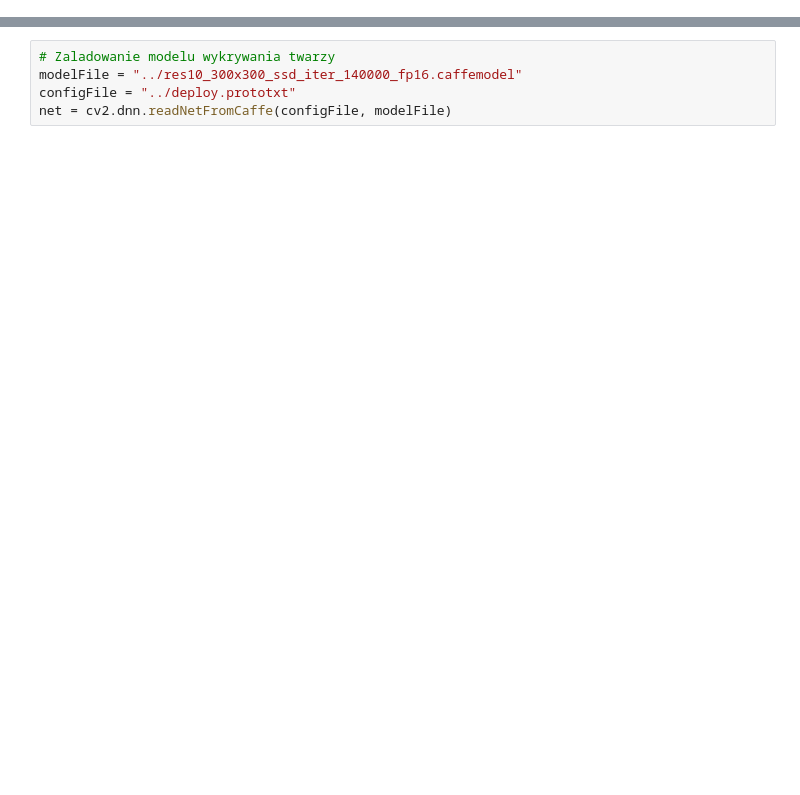
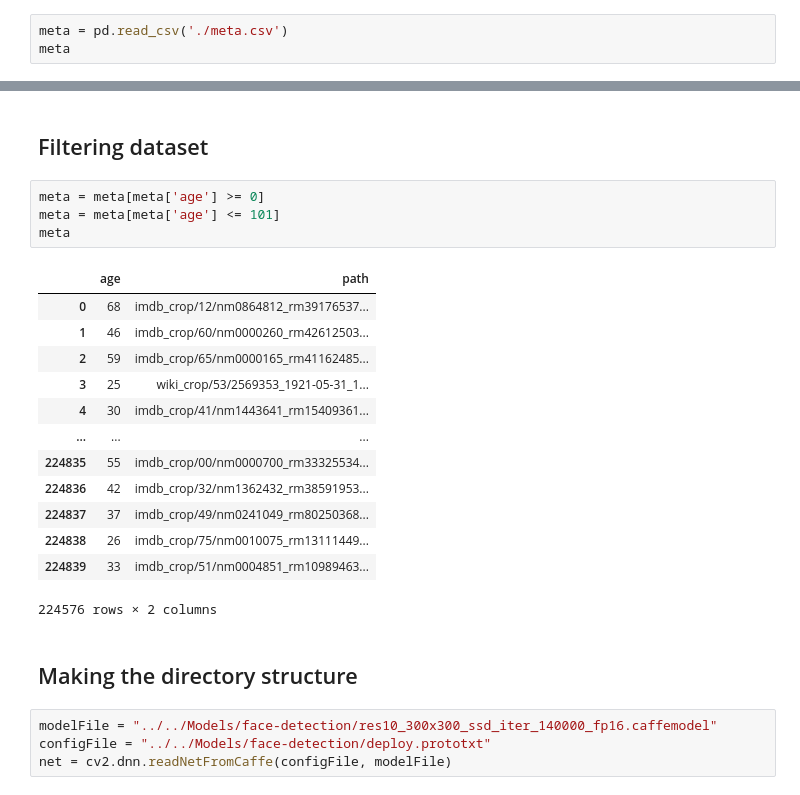
Before and after one commit to MaciejChotkowski/WzTUM, a Jupyter notebook: Datasets/preprocessing/processing_imbd_wiki.ipynb, the cells around one changed output, grey strips where cells are left out. Drawn from its saved outputs; the diff is of its cells as text; blank space fills up the shorter version.

```diff
--- a/Datasets/preprocessing/processing_imbd_wiki.ipynb
+++ b/Datasets/preprocessing/processing_imbd_wiki.ipynb
@@ -152,0 +16,3 @@ time data '1914-02-00' does not match format '%Y-%m-%d'
+# %%
+meta = pd.read_csv('./meta.csv')
+meta
@@ -153,5 +52,26 @@ time data '1914-02-00' does not match format '%Y-%m-%d'
+# %% [markdown]
+## Filtering dataset
+# %%
+meta = meta[meta['age'] >= 0]
+meta = meta[meta['age'] <= 101]
+meta
+# %% [output]
+|  | age | path |
+| 0 | 68 | imdb_crop/12/nm0864812_rm39176537... |
+| 1 | 46 | imdb_crop/60/nm0000260_rm42612503... |
+| 2 | 59 | imdb_crop/65/nm0000165_rm41162485... |
+| 3 | 25 | wiki_crop/53/2569353_1921-05-31_1... |
+| 4 | 30 | imdb_crop/41/nm1443641_rm15409361... |
+| ... | ... | ... |
+| 224835 | 55 | imdb_crop/00/nm0000700_rm33325534... |
+| 224836 | 42 | imdb_crop/32/nm1362432_rm38591953... |
+| 224837 | 37 | imdb_crop/49/nm0241049_rm80250368... |
+| 224838 | 26 | imdb_crop/75/nm0010075_rm13111449... |
+| 224839 | 33 | imdb_crop/51/nm0004851_rm10989463... |
+224576 rows × 2 columns
+# %% [markdown]
+## Making the directory structure
 # %%
-# Zaladowanie modelu wykrywania twarzy
-modelFile = "../res10_300x300_ssd_iter_140000_fp16.caffemodel"
-configFile = "../deploy.prototxt"
+modelFile = "../../Models/face-detection/res10_300x300_ssd_iter_140000_fp16.caffemodel"
+configFile = "../../Models/face-detection/deploy.prototxt"
 net = cv2.dnn.readNetFromCaffe(configFile, modelFile)
```
Also changed, not shown: parts of 24 cells of this notebook.
